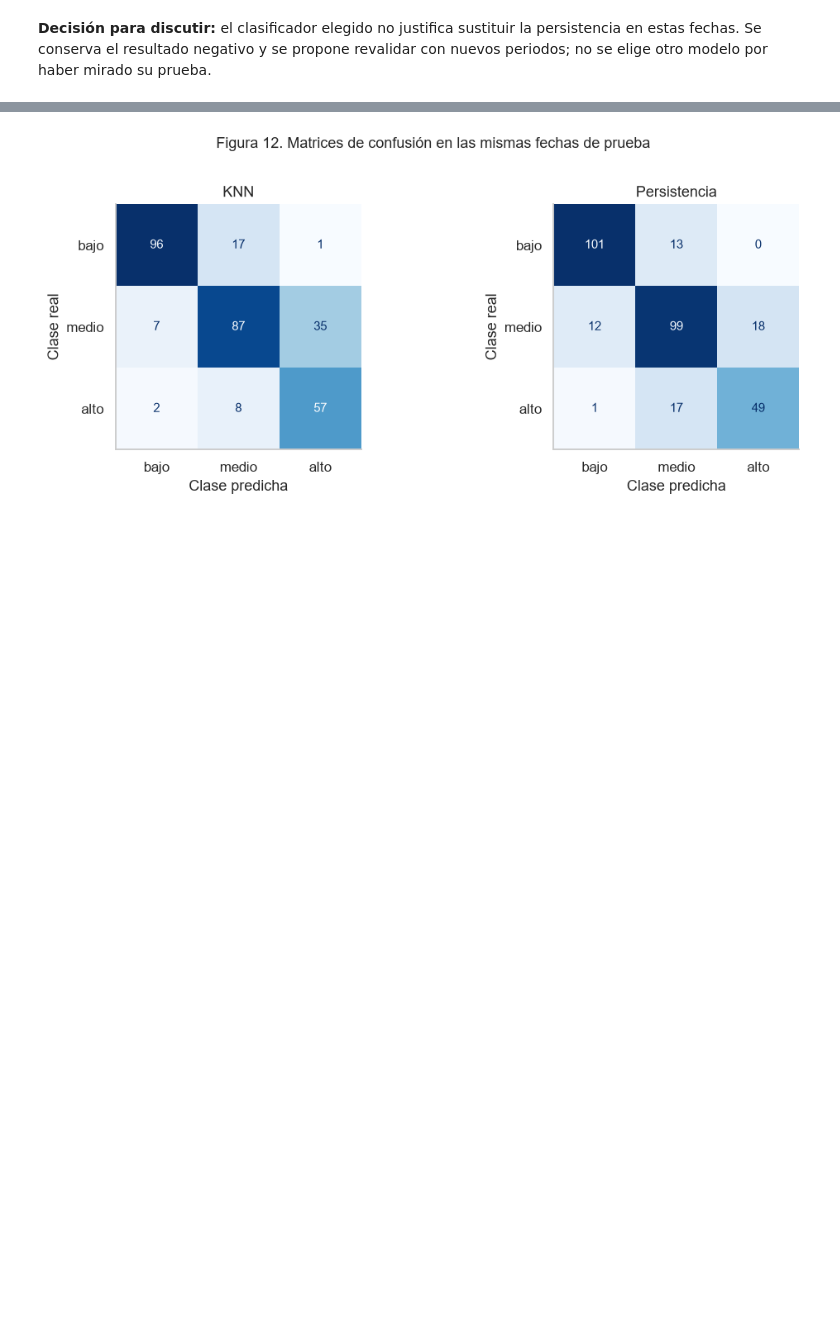
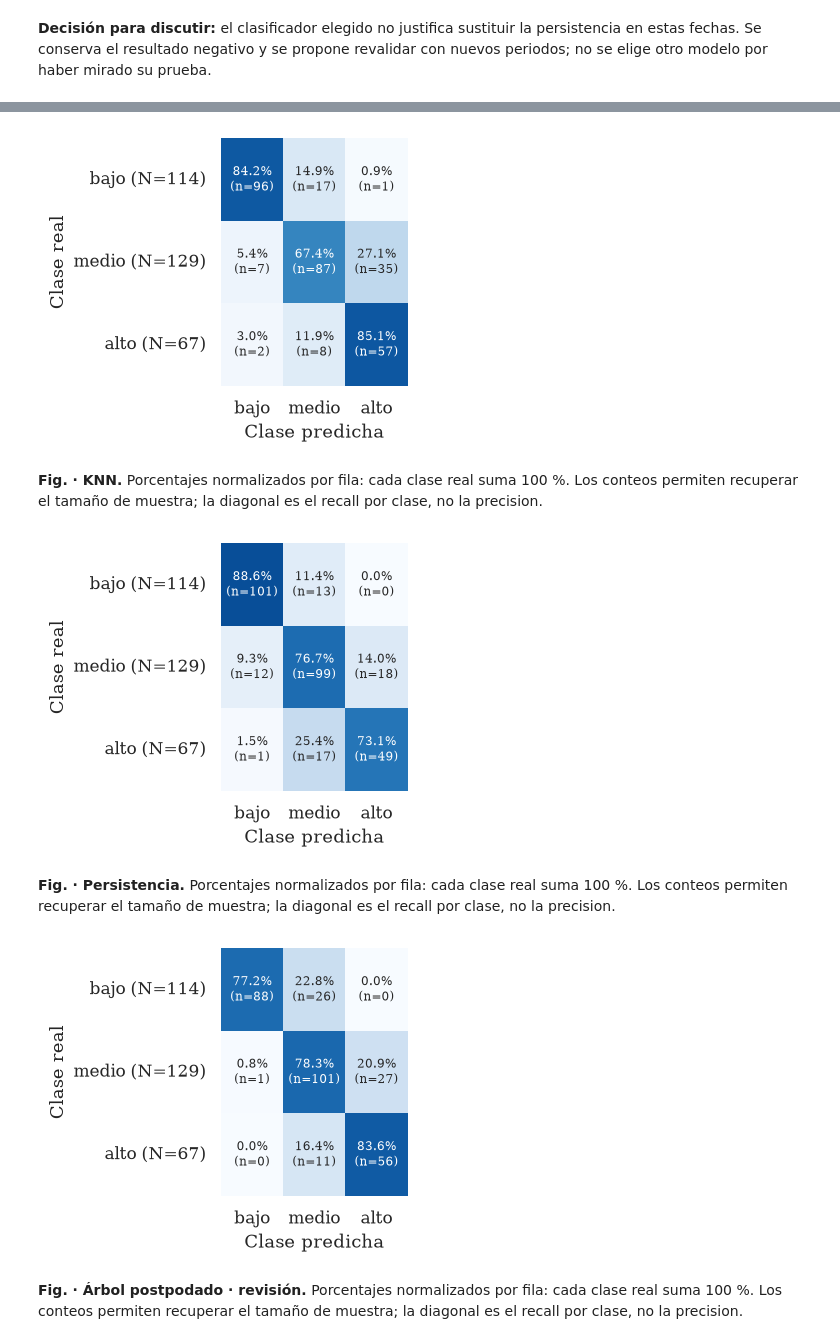
Before and after one commit to MekiahxAndres/proyecto3-solar-planta1, a Jupyter notebook: notebooks/Proyecto3_Planta1.ipynb, the cells around one changed output, grey strips where cells are left out. Drawn from its saved outputs; the diff is of its cells as text; code cells hidden in the pictures; blank space fills up the shorter version.

Commit message:
Integrar notebook de clasificacion para operacion y mantenimiento

```diff
--- a/notebooks/Proyecto3_Planta1.ipynb
+++ b/notebooks/Proyecto3_Planta1.ipynb
@@ -455 +545,18 @@ display(Markdown('**Lectura:** la intensidad compara el perfil de cada día; el
 **Lectura:** la intensidad compara el perfil de cada día; el gris es ausencia, no baja generación. Para atribuir un día de menor potencia al clima hay que contrastar sus mediciones y su cobertura.
+# %%
+# No se eliminan filas para reducir artificialmente una correlación.
+registros_corr=[]
+for nombre,m in [('Todos los instantes completos de train',pd.Series(True,index=periodo_train.index)),
+                 ('Sol: irradiación > 0,05',periodo_train.IRRADIATION.gt(.05)),
+                 ('Irradiación entre 0,05 y 0,4',periodo_train.IRRADIATION.between(.05,.4,inclusive='right')),
+                 ('Irradiación entre 0,4 y 0,8',periodo_train.IRRADIATION.between(.4,.8,inclusive='right')),
+                 ('Irradiación > 0,8',periodo_train.IRRADIATION.gt(.8))]:
+    z=periodo_train.loc[m,['AC_PLANTA_KW']+FUENTES_CLIMA].dropna()
+    registros_corr.append({'poblacion_train':nombre,'n':len(z),
+        'r_potencia_irr':z.AC_PLANTA_KW.corr(z.IRRADIATION),
+        'r_potencia_Tmod':z.AC_PLANTA_KW.corr(z.MODULE_TEMPERATURE)})
+display(pd.DataFrame(registros_corr).round(3))
+display(Markdown('**Lectura:** la diagonal de una matriz de correlación siempre es 1. Una relación alta fuera '
+    'de la diagonal puede reflejar física compartida, redundancia o fuga, según las variables y su fecha. '
+    'Las bandas acotan el recurso solar y reducen el rango; sus correlaciones no estiman un efecto térmico causal. '
+    'La prueba útil de aporte predictivo será la comparación temporal con y sin clima.'))
@@ -842,30 +1071,44 @@ Las filas de cada matriz son la clase real y las columnas la predicha. La diagon
 # %%
-nombres_matrices=list(dict.fromkeys([NOMBRE_ELEGIDO,NOMBRE_APRENDIDO,'Persistencia']))
-fig,axes=plt.subplots(1,len(nombres_matrices),figsize=(5*len(nombres_matrices),4))
-for ax,nombre in zip(np.atleast_1d(axes),nombres_matrices):
+nombres_matrices=list(dict.fromkeys([NOMBRE_ELEGIDO,'Persistencia',NOMBRE_PODADO]))
+for nombre in nombres_matrices:
     cm=confusion_matrix(y_test,pred_test[nombre],labels=CLASES)
-    ConfusionMatrixDisplay(cm,display_labels=CLASES).plot(ax=ax,cmap='Blues',colorbar=False)
-    ax.set(title=nombre,xlabel='Clase predicha',ylabel='Clase real');ax.grid(False)
-fig.suptitle('Figura 12. Matrices de confusión en las mismas fechas de prueba',y=1.02)
-fig.tight_layout();plt.show()
+    pct=100*cm/cm.sum(axis=1,keepdims=True)
+    assert np.allclose(pct.sum(axis=1),100)
+    anot=np.array([[f'{pct[i,j]:.1f}%\n(n={cm[i,j]})' for j in range(3)] for i in range(3)])
+    with plt.rc_context({'font.size':8,'font.family':'serif'}):
+        fig,ax=plt.subplots(figsize=(3.5,3.0))
+        sns.heatmap(pct,annot=anot,fmt='',vmin=0,vmax=100,cmap='Blues',cbar=False,
+                    xticklabels=CLASES,yticklabels=[f'{cl} (N={cm[i].sum()})' for i,cl in enumerate(CLASES)],ax=ax)
+        ax.set(xlabel='Clase predicha',ylabel='Clase real');ax.tick_params(axis='y',rotation=0)
+        fig.tight_layout()
+        exportar(fig,{'KNN':'02_confusion_knn','Persistencia':'03_confusion_persistencia',
+                      NOMBRE_PODADO:'04_confusion_arbol_podado'}.get(nombre,'confusion_elegido'))
+        plt.show()
+    display(Markdown(f'**Fig. · {nombre}.** Porcentajes normalizados por fila: cada clase real suma 100 %. '
+        'Los conteos permiten recuperar el tamaño de muestra; la diagonal es el recall por clase, no la precision.'))
 for nombre in nombres_matrices:
     print('\nCLASSIFICATION REPORT:',nombre)
     print(classification_report(y_test,pred_test[nombre],labels=CLASES,digits=3,zero_division=0))
 cm_elegido=confusion_matrix(y_test,pred_test[NOMBRE_ELEGIDO],labels=CLASES)
 errores_matriz=cm_elegido.copy();np.fill_diagonal(errores_matriz,0)
 i_error,j_error=np.unravel_index(np.argmax(errores_matriz),errores_matriz.shape)
 codigos={nombre:i for i,nombre in enumerate(CLASES)}
 real_cod=y_test.map(codigos).to_numpy();pred_cod=np.array([codigos[x] for x in pred_test[NOMBRE_ELEGIDO]])
 errores_graves=int((np.abs(real_cod-pred_cod)==2).sum())
 display(Markdown(
     f'**Lectura:** {np.trace(cm_elegido)} aciertos de {len(test)}. '
     f'La confusión más frecuente es real **{CLASES[i_error]}** → predicho **{CLASES[j_error]}**, '
     f'con {errores_matriz[i_error,j_error]} casos. Hay {errores_graves} confusiones entre bajo y alto. '
     'En O&M, anunciar una generación mayor que la real puede llevar a planear con energía que no llegará; '
     'el costo operativo concreto debe definirlo la empresa.'
 ))
 # %% [output]
-[figure, old version]
+[figure, new version]
+**Fig. · KNN.** Porcentajes normalizados por fila: cada clase real suma 100 %. Los conteos permiten recuperar el tamaño de muestra; la diagonal es el recall por clase, no la precision.
+[figure, added]
+**Fig. · Persistencia.** Porcentajes normalizados por fila: cada clase real suma 100 %. Los conteos permiten recuperar el tamaño de muestra; la diagonal es el recall por clase, no la precision.
+[figure, added]
+**Fig. · Árbol postpodado · revisión.** Porcentajes normalizados por fila: cada clase real suma 100 %. Los conteos permiten recuperar el tamaño de muestra; la diagonal es el recall por clase, no la precision.
 CLASSIFICATION REPORT: KNN
               precision    recall  f1-score   support
 
```
Also changed, not shown: parts of 48 cells of this notebook, 20 other files.
